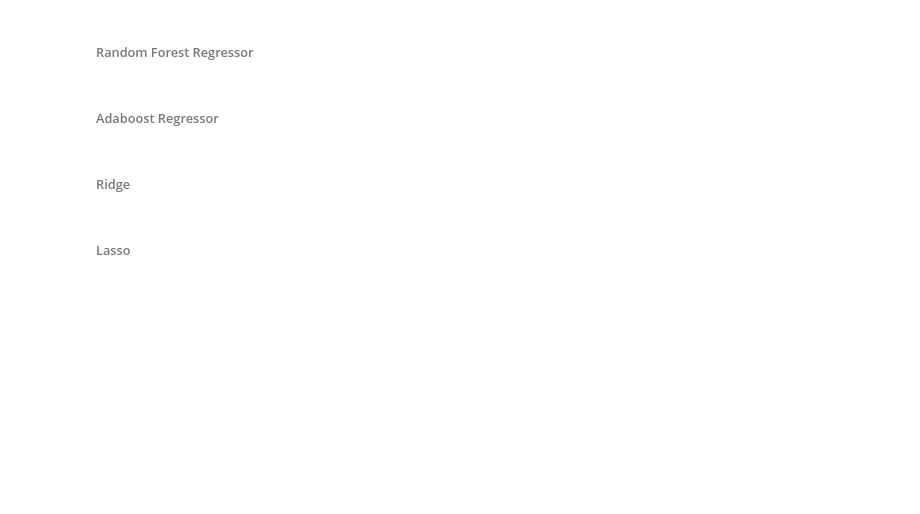
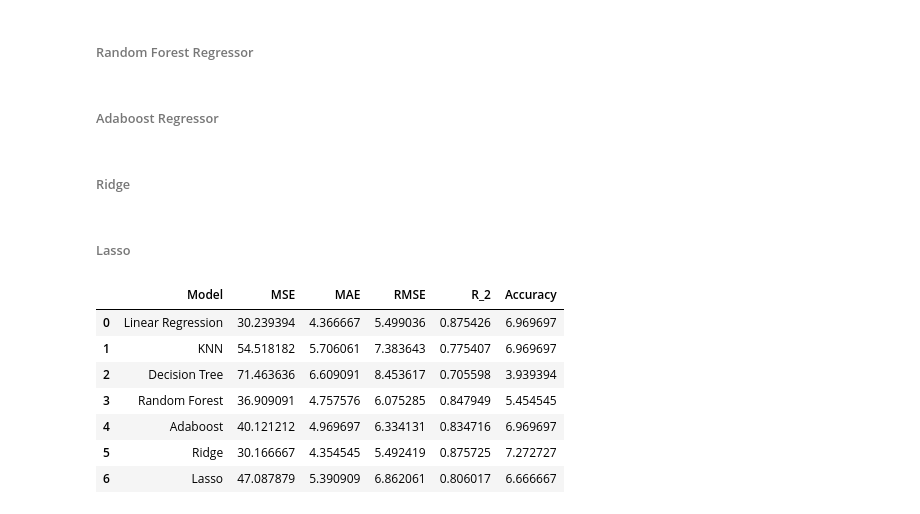
Before and after one commit to priyagoelofficial/End-to-end-Student-Performance-ML-project, a Jupyter notebook: src/notebook/MODEL TRAINING.ipynb, the cells around one changed output. Drawn from its saved outputs; the diff is of its cells as text; code cells hidden in the pictures; blank space fills up the shorter version.

Commit message:
Data Ingestion

```diff
--- a/src/notebook/MODEL TRAINING.ipynb
+++ b/src/notebook/MODEL TRAINING.ipynb
@@ -175,0 +184,12 @@ r27= r2_score(y_test,pred_lass)
+# %%
+performance=pd.DataFrame(dict)
+performance
+# %% [output]
+|  | Model | MSE | MAE | RMSE | R_2 | Accuracy |
+| 0 | Linear Regression | 30.239394 | 4.366667 | 5.499036 | 0.875426 | 6.969697 |
+| 1 | KNN | 54.518182 | 5.706061 | 7.383643 | 0.775407 | 6.969697 |
+| 2 | Decision Tree | 71.463636 | 6.609091 | 8.453617 | 0.705598 | 3.939394 |
+| 3 | Random Forest | 36.909091 | 4.757576 | 6.075285 | 0.847949 | 5.454545 |
+| 4 | Adaboost | 40.121212 | 4.969697 | 6.334131 | 0.834716 | 6.969697 |
+| 5 | Ridge | 30.166667 | 4.354545 | 5.492419 | 0.875725 | 7.272727 |
+| 6 | Lasso | 47.087879 | 5.390909 | 6.862061 | 0.806017 | 6.666667 |
```
Also changed, not shown: parts of 12 cells of this notebook, 3 other files.
